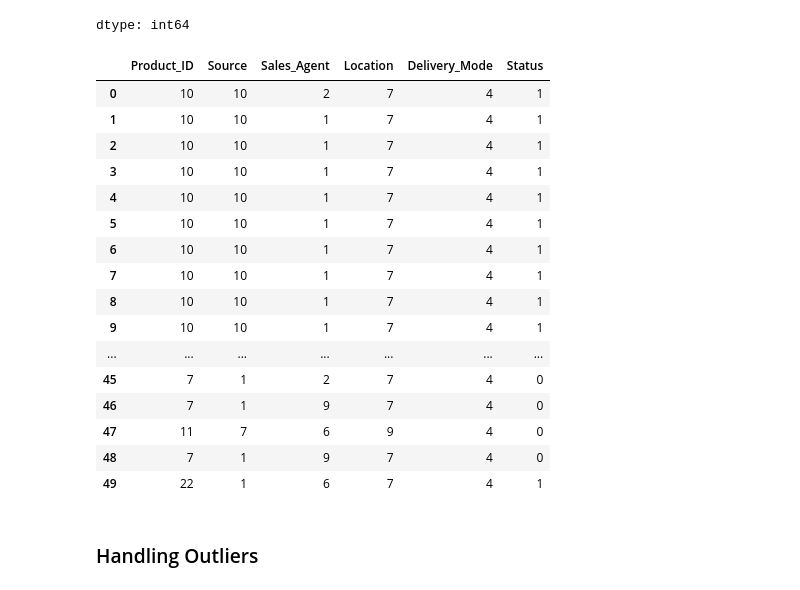
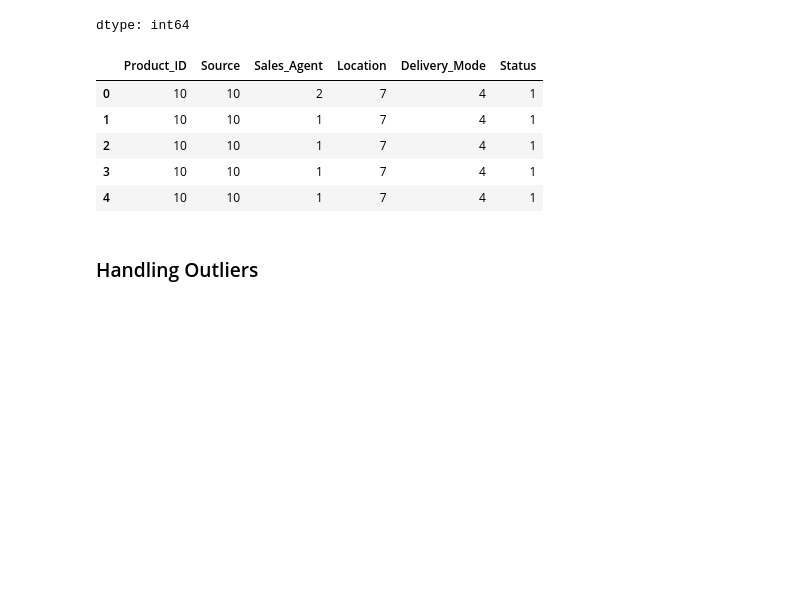
Before and after one commit to Rabiya-k/FicZon-Sales-Data-Analysis, a Jupyter notebook: FicZon_Sales_Data_Analysis.ipynb, the cells around one changed output. Cells and saved outputs as stored; diff of their text form; code cells hidden in the pictures; blank space fills up the shorter version.

```diff
--- a/FicZon_Sales_Data_Analysis.ipynb
+++ b/FicZon_Sales_Data_Analysis.ipynb
@@ -783,25 +783,14 @@ data['Sales_Agent'] = label_encoder.fit_transform(data['Sales_Agent'])
 data['Location'] = label_encoder.fit_transform(data['Location'])
 data['Delivery_Mode'] = label_encoder.fit_transform(data['Delivery_Mode'])
 # %%
-data.head(50)
+data.head()
 # %% [output]
 |  | Product_ID | Source | Sales_Agent | Location | Delivery_Mode | Status |
 | 0 | 10 | 10 | 2 | 7 | 4 | 1 |
 | 1 | 10 | 10 | 1 | 7 | 4 | 1 |
 | 2 | 10 | 10 | 1 | 7 | 4 | 1 |
 | 3 | 10 | 10 | 1 | 7 | 4 | 1 |
 | 4 | 10 | 10 | 1 | 7 | 4 | 1 |
-| 5 | 10 | 10 | 1 | 7 | 4 | 1 |
-| 6 | 10 | 10 | 1 | 7 | 4 | 1 |
-| 7 | 10 | 10 | 1 | 7 | 4 | 1 |
-| 8 | 10 | 10 | 1 | 7 | 4 | 1 |
-| 9 | 10 | 10 | 1 | 7 | 4 | 1 |
-| ... | ... | ... | ... | ... | ... | ... |
-| 45 | 7 | 1 | 2 | 7 | 4 | 0 |
-| 46 | 7 | 1 | 9 | 7 | 4 | 0 |
-| 47 | 11 | 7 | 6 | 9 | 4 | 0 |
-| 48 | 7 | 1 | 9 | 7 | 4 | 0 |
-| 49 | 22 | 1 | 6 | 7 | 4 | 1 |
 # %% [markdown]
 ### Handling Outliers
 # %%
```
